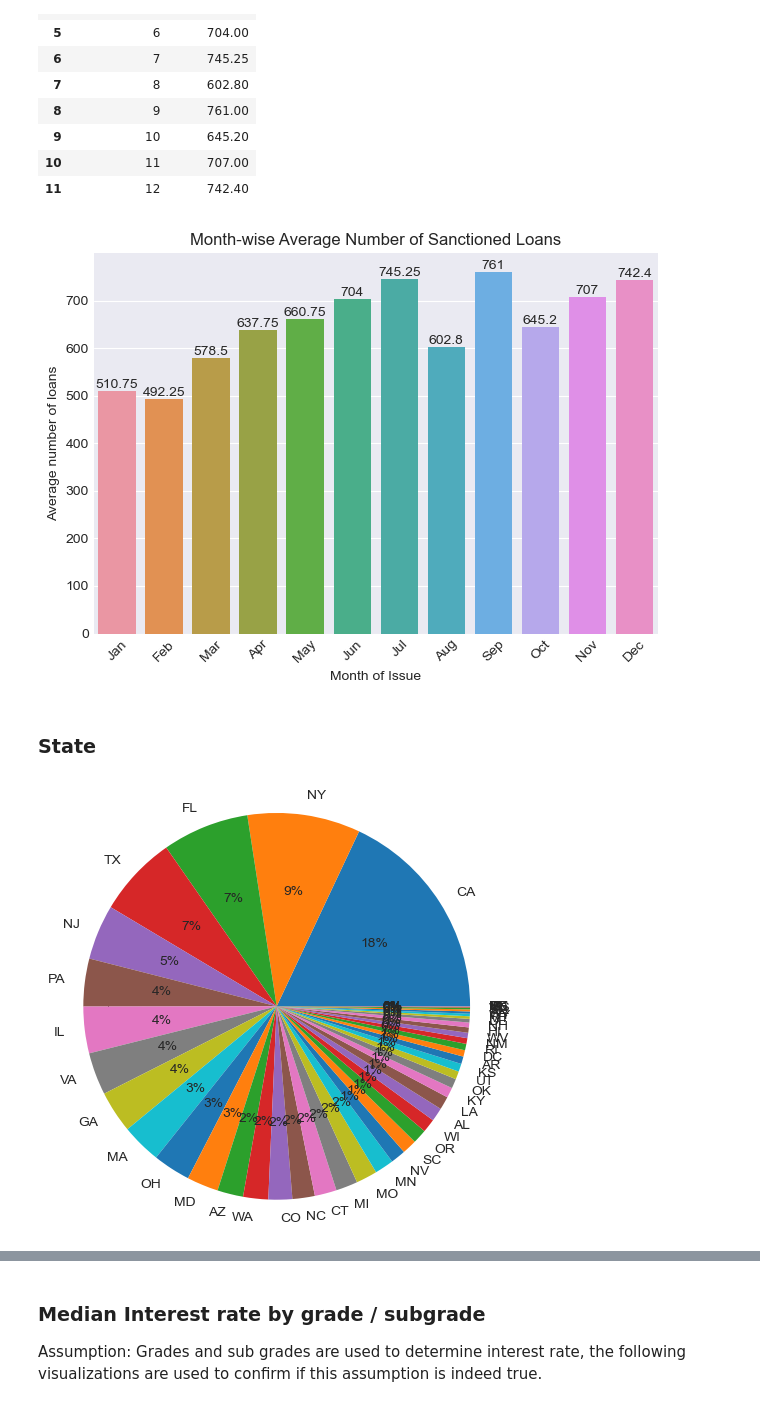
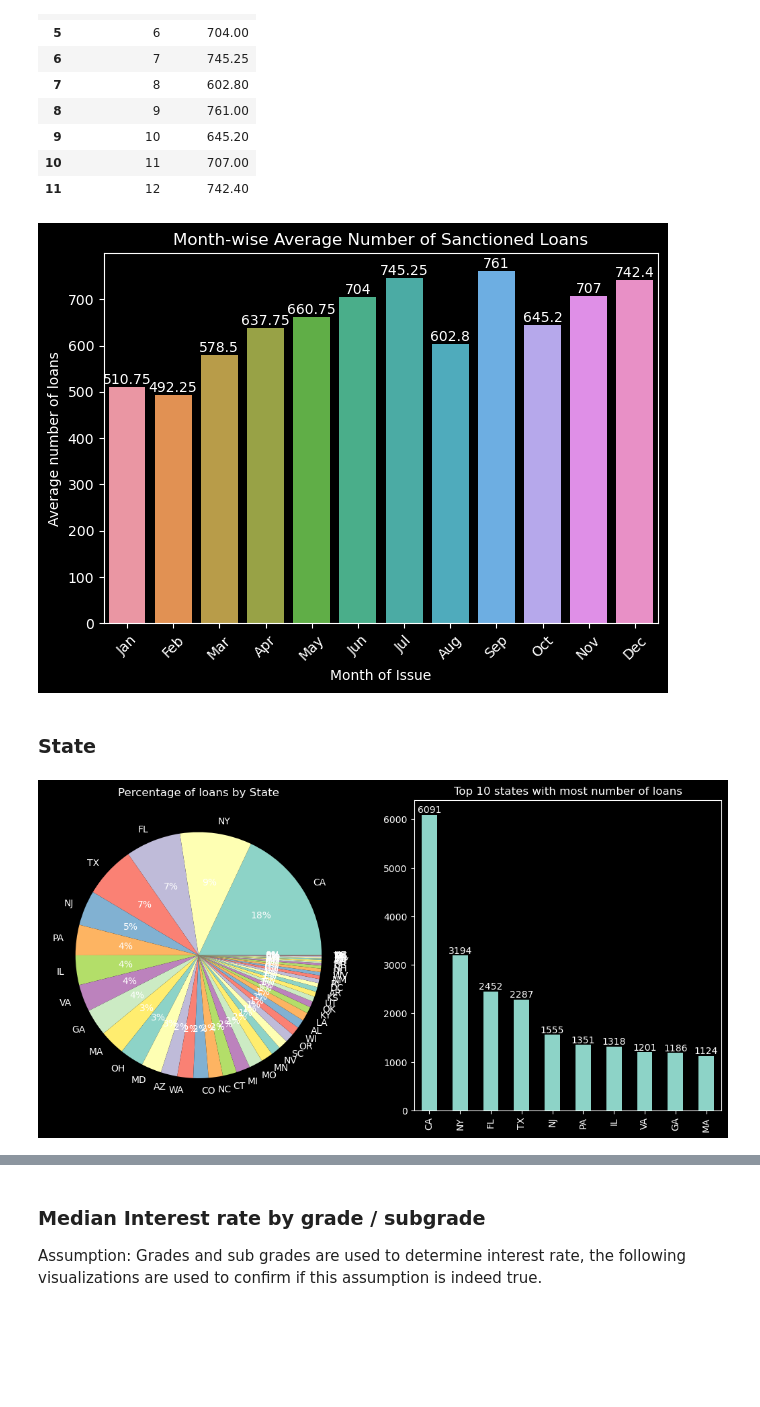
Before and after one commit to cyberpirate92/lending-club-case-study, a Jupyter notebook: Lending Club Case Study.ipynb, the cells around one changed output, grey strips where cells are left out. Drawn from its saved outputs; the diff is of its cells as text; code cells hidden in the pictures; blank space fills up the shorter version.

```diff
--- a/Lending Club Case Study.ipynb
+++ b/Lending Club Case Study.ipynb
@@ -6,6 +28,6 @@ import numpy as np, pandas as pd, matplotlib.pyplot as plt, seaborn as sns
 # %%
 # Set a chart style for this notebook
-plt.style.use('seaborn-darkgrid')
+plt.style.use('dark_background')
 # %% [markdown]
 Load the loan dataset
 # %%
@@ -806,12 +834,17 @@ plt.title('Month-wise Average Number of Sanctioned Loans')
 plt.tight_layout()
 plt.show()
 # %% [output]
-[figure, old version]
+[figure, new version]
 # %% [markdown]
 ### State
 # %%
-loan_data.addr_state.value_counts().plot.pie(autopct='%1.0f%%', radius=1.5)
-plt.tight_layout()
+fig, ax = plt.subplots(nrows=1, ncols=2, figsize=(13, 6))
+loan_data.addr_state.value_counts().plot.pie(autopct='%1.0f%%', ax=ax[0])
+bar_ax = loan_data.addr_state.value_counts().nlargest(10).plot.bar(ax=ax[1])
+bar_ax.bar_label(bar_ax.containers[0])
+ax[0].set_title('Percentage of loans by State')
+ax[1].set_title('Top 10 states with most number of loans')
+ax[0].set_ylabel('')
 plt.show()
 # %% [output]
-[figure, old version]
+[figure, new version]
```
Also changed, not shown: parts of 108 cells of this notebook.
